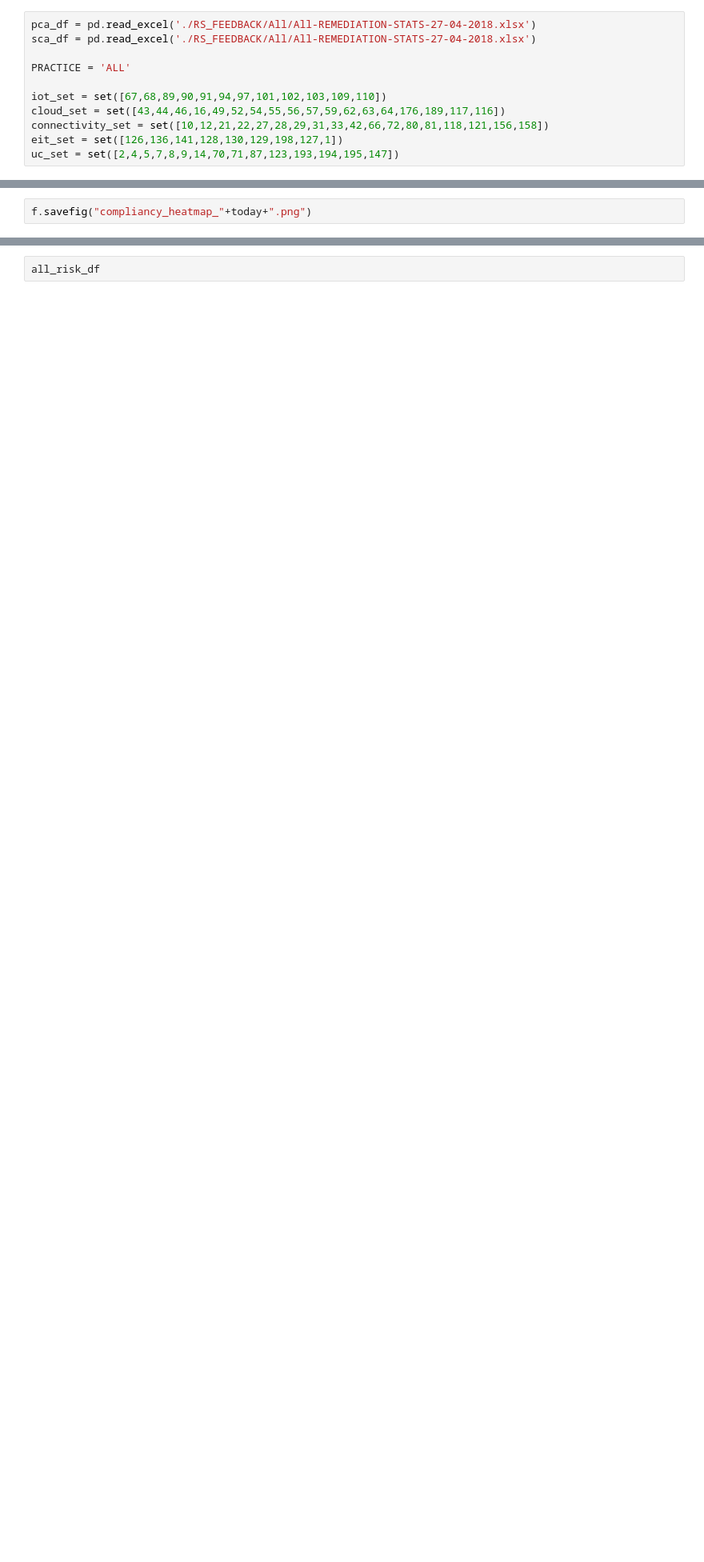
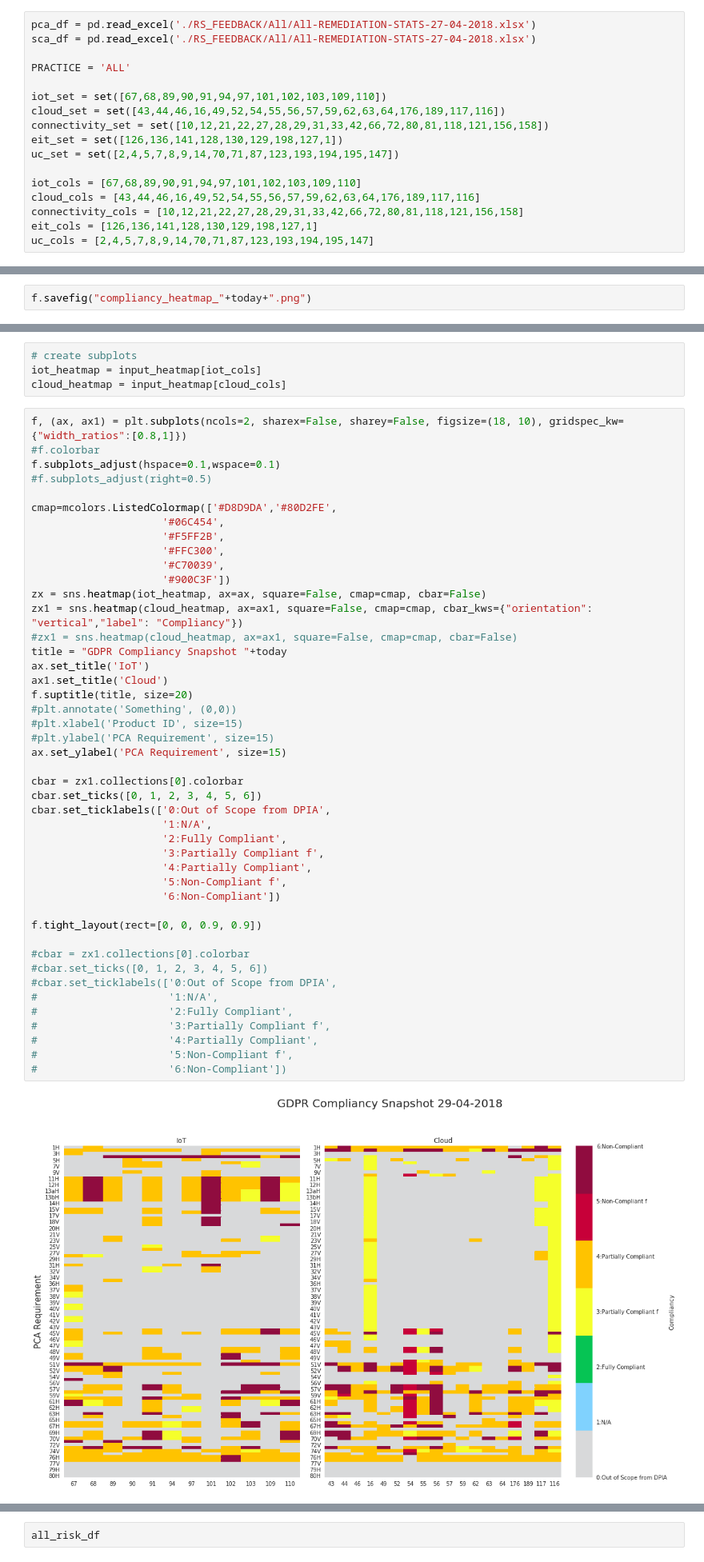
Before and after one commit to billyoconnor/DRC-GDPR, a Jupyter notebook: Compliancy-Heatmap.ipynb, the cells around one changed output, grey strips where cells are left out. Shown: that part at 80% size. Drawn from its saved outputs; the diff is of its cells as text; blank space fills up the shorter version.

Commit message:
multiple heatmaps

```diff
--- a/Compliancy-Heatmap.ipynb
+++ b/Compliancy-Heatmap.ipynb
@@ -63,6 +67,12 @@ cloud_set = set([43,44,46,16,49,52,54,55,56,57,59,62,63,64,176,189,117,116])
 connectivity_set = set([10,12,21,22,27,28,29,31,33,42,66,72,80,81,118,121,156,158])
 eit_set = set([126,136,141,128,130,129,198,127,1])
 uc_set = set([2,4,5,7,8,9,14,70,71,87,123,193,194,195,147])
+
+iot_cols = [67,68,89,90,91,94,97,101,102,103,109,110]
+cloud_cols = [43,44,46,16,49,52,54,55,56,57,59,62,63,64,176,189,117,116]
+connectivity_cols = [10,12,21,22,27,28,29,31,33,42,66,72,80,81,118,121,156,158]
+eit_cols = [126,136,141,128,130,129,198,127,1]
+uc_cols = [2,4,5,7,8,9,14,70,71,87,123,193,194,195,147]
 # %%
 def return_practice( prod_id ):
     if prod_id in iot_set:
@@ -312,3 +310,54 @@ input_heatmap.tail()
+# %%
+# create subplots
+iot_heatmap = input_heatmap[iot_cols]
+cloud_heatmap = input_heatmap[cloud_cols]
+# %%
+f, (ax, ax1) = plt.subplots(ncols=2, sharex=False, sharey=False, figsize=(18, 10), gridspec_kw={"width_ratios":[0.8,1]})
+#f.colorbar
+f.subplots_adjust(hspace=0.1,wspace=0.1)
+#f.subplots_adjust(right=0.5)
+
+cmap=mcolors.ListedColormap(['#D8D9DA','#80D2FE',
+                     '#06C454',
+                     '#F5FF2B',
+                     '#FFC300',
+                     '#C70039',
+                     '#900C3F'])
+zx = sns.heatmap(iot_heatmap, ax=ax, square=False, cmap=cmap, cbar=False)
+zx1 = sns.heatmap(cloud_heatmap, ax=ax1, square=False, cmap=cmap, cbar_kws={"orientation": "vertical","label": "Compliancy"})
+#zx1 = sns.heatmap(cloud_heatmap, ax=ax1, square=False, cmap=cmap, cbar=False)
+title = "GDPR Compliancy Snapshot "+today
+ax.set_title('IoT')
+ax1.set_title('Cloud')
+f.suptitle(title, size=20)
+#plt.annotate('Something', (0,0))
+#plt.xlabel('Product ID', size=15)
+#plt.ylabel('PCA Requirement', size=15)
+ax.set_ylabel('PCA Requirement', size=15)
+
+cbar = zx1.collections[0].colorbar
+cbar.set_ticks([0, 1, 2, 3, 4, 5, 6])
+cbar.set_ticklabels(['0:Out of Scope from DPIA',
+                     '1:N/A',
+                     '2:Fully Compliant',
+                     '3:Partially Compliant f',
+                     '4:Partially Compliant',
+                     '5:Non-Compliant f',
+                     '6:Non-Compliant'])
+
+f.tight_layout(rect=[0, 0, 0.9, 0.9])
+
+#cbar = zx1.collections[0].colorbar
+#cbar.set_ticks([0, 1, 2, 3, 4, 5, 6])
+#cbar.set_ticklabels(['0:Out of Scope from DPIA',
+#                     '1:N/A',
+#                     '2:Fully Compliant',
+#                     '3:Partially Compliant f',
+#                     '4:Partially Compliant',
+#                     '5:Non-Compliant f',
+#                     '6:Non-Compliant'])
+# %% [output]
+[figure, added]
 # %%
 for p in COLS:
     prod_filter = sca_df['Product ID'] == p
```
Also changed, not shown: parts of 3 cells of this notebook.
